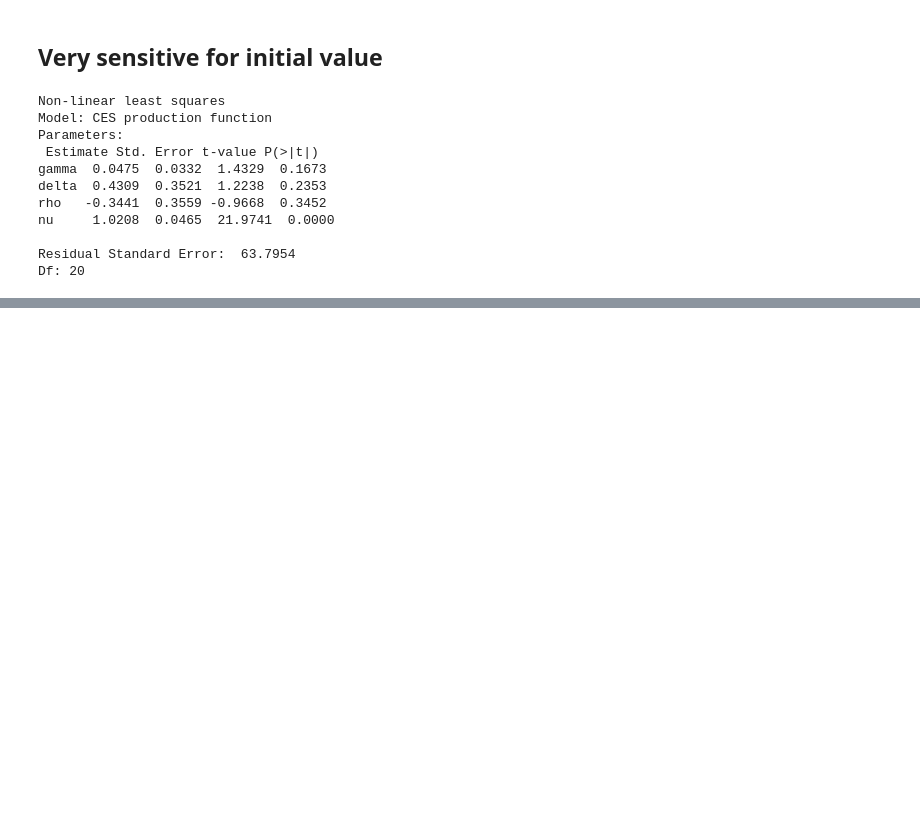
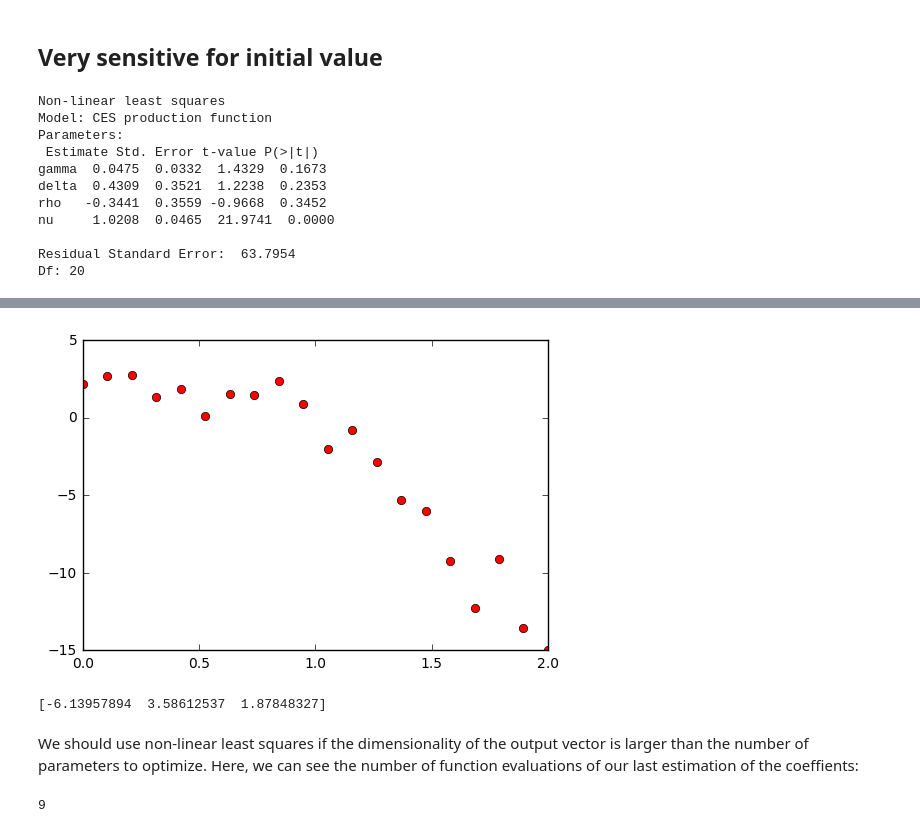
Before and after one commit to jonduan/Economics_note, a Jupyter notebook: econometrics/ECON545/Nonlinear Least Square Regression.ipynb, the cells around one changed output, grey strips where cells are left out. Drawn from its saved outputs; the diff is of its cells as text; code cells hidden in the pictures; blank space fills up the shorter version.

```diff
--- a/econometrics/ECON545/Nonlinear Least Square Regression.ipynb
+++ b/econometrics/ECON545/Nonlinear Least Square Regression.ipynb
@@ -301,0 +376,32 @@ Df: 20
+# %%
+f = np.poly1d([-5, 1, 3])
+x = np.linspace(0, 2, 20)
+y = f(x) + 1.5*np.random.normal(size=len(x))
+xn = np.linspace(0, 2, 200)
+
+plt.plot(x, y, 'or')
+plt.show()
+# %% [output]
+[figure, added]
+# %%
+def f(x, a, b, c):
+    return a*x**2 + b*x + c
+
+def residual(p, x, y):
+    return y - f(x, *p)
+
+p0 = [1., 1., 1.]
+
+popt, pcov, info, mesg, ler = optimize.leastsq(residual, p0,
+                                               args=(x, y), full_output=True)
+# popt, pcov = optimize.leastsq(residual, p0, args=(x, y))
+
+print(popt)
+# %% [output]
+[-6.13957894  3.58612537  1.87848327]
+# %% [markdown]
+We should use non-linear least squares if the dimensionality of the output vector is larger than the number of parameters to optimize. Here, we can see the number of function evaluations of our last estimation of the coeffients:
+# %%
+print( info['nfev'])
+# %% [output]
+9
```
Also changed, not shown: parts of 10 cells of this notebook, 8 other files.
